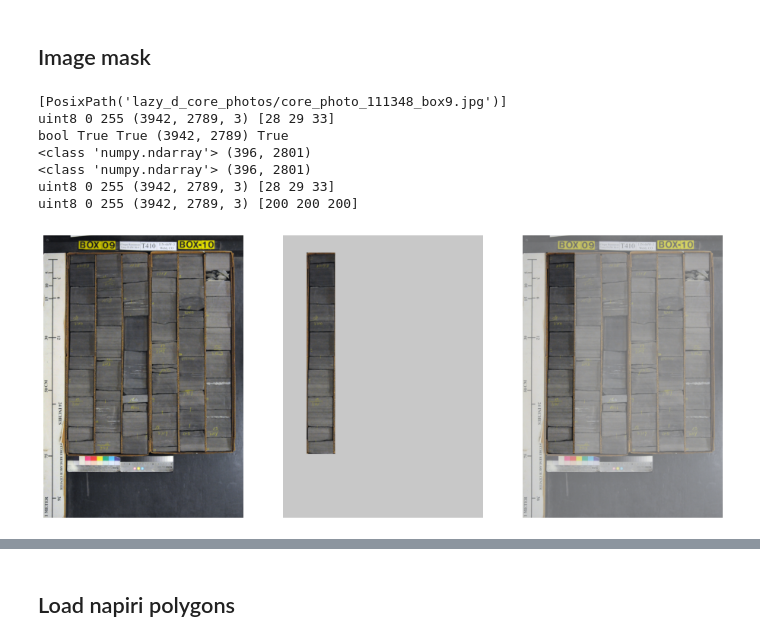
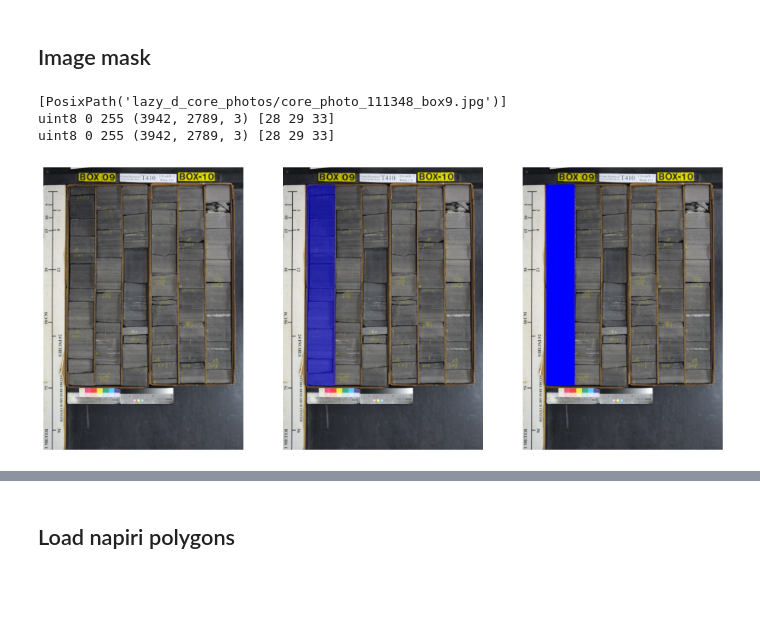
Before and after one commit to rckwzrd/image_sandbox, a Jupyter notebook: 00_lazy_d_core.ipynb, the cells around one changed output, grey strips where cells are left out. Saved outputs shown, nothing was run; the diff lists cells and outputs as text; code cells hidden in the pictures; blank space fills up the shorter version.

Commit message:
figured out core extract

```diff
--- a/00_lazy_d_core.ipynb
+++ b/00_lazy_d_core.ipynb
@@ -58,0 +80,16 @@ def img_info(image):
+# %%
+box9 = imread(img_get()[0])
+box9_mask, box9_cropped = extract_core_column(box9)
+
+fig, axes = plt.subplots(1, 3, figsize=(16,12))
+ax = axes.ravel()
+for x in ax: x.axis("off")
+
+ax[0].imshow(box9)
+ax[1].imshow(box9)
+ax[1].imshow(box9_mask, alpha=0.20)
+ax[2].imshow(box9_cropped)
+
+plt.show()
+
+# check if the cropped photo can be plotted on corebox --> different ndims
@@ -61,34 +100,24 @@ def img_info(image):
 # %%
 def rectangle_mask():
     search = "core_photo*box9.jpg"
     imgs = img_get(search=search)
     print(imgs)
 
     box9 = imread(imgs[0])
-    mask = np.ones(shape=box9.shape[0:2], dtype="bool")
-
-    img_info(box9)
-    img_info(mask)
-
-    # rr --> mask for rows
+    mask = np.full(box9.shape[0:2], False, dtype=bool)
     rr, cc = rectangle(start=(250, 330), end=(3050,725))
-    print(type(rr), rr.shape)
-    print(type(cc), rr.shape)
-    mask[rr, cc] = False
+    mask[rr, cc] = True
 
     box9_mask = np.copy(box9)
-    box9_mask[mask] = 200
+    box9_mask[mask] = [0,0,255]
     # crop
-    # color red
     compare_plot(box9, box9_mask)
 
-rectangle_mask()
+    return box9, box9_mask, mask
+
+box9, box9_mask, mask = rectangle_mask()
 # %% [output]
 [PosixPath('lazy_d_core_photos/core_photo_111348_box9.jpg')]
 uint8 0 255 (3942, 2789, 3) [28 29 33]
-bool True True (3942, 2789) True
-<class 'numpy.ndarray'> (396, 2801)
-<class 'numpy.ndarray'> (396, 2801)
 uint8 0 255 (3942, 2789, 3) [28 29 33]
-uint8 0 255 (3942, 2789, 3) [200 200 200]
-[figure, old version]
+[figure, new version]
```
Also changed, not shown: parts of 4 cells of this notebook, 3 other files.
